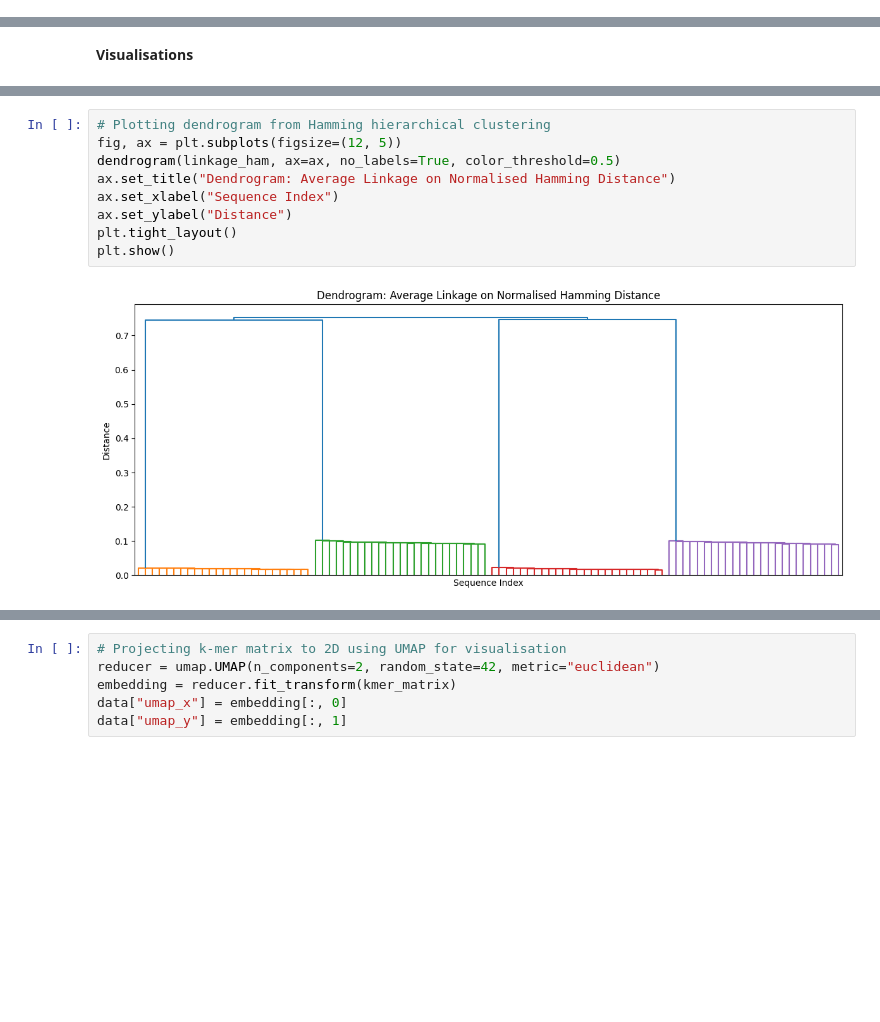
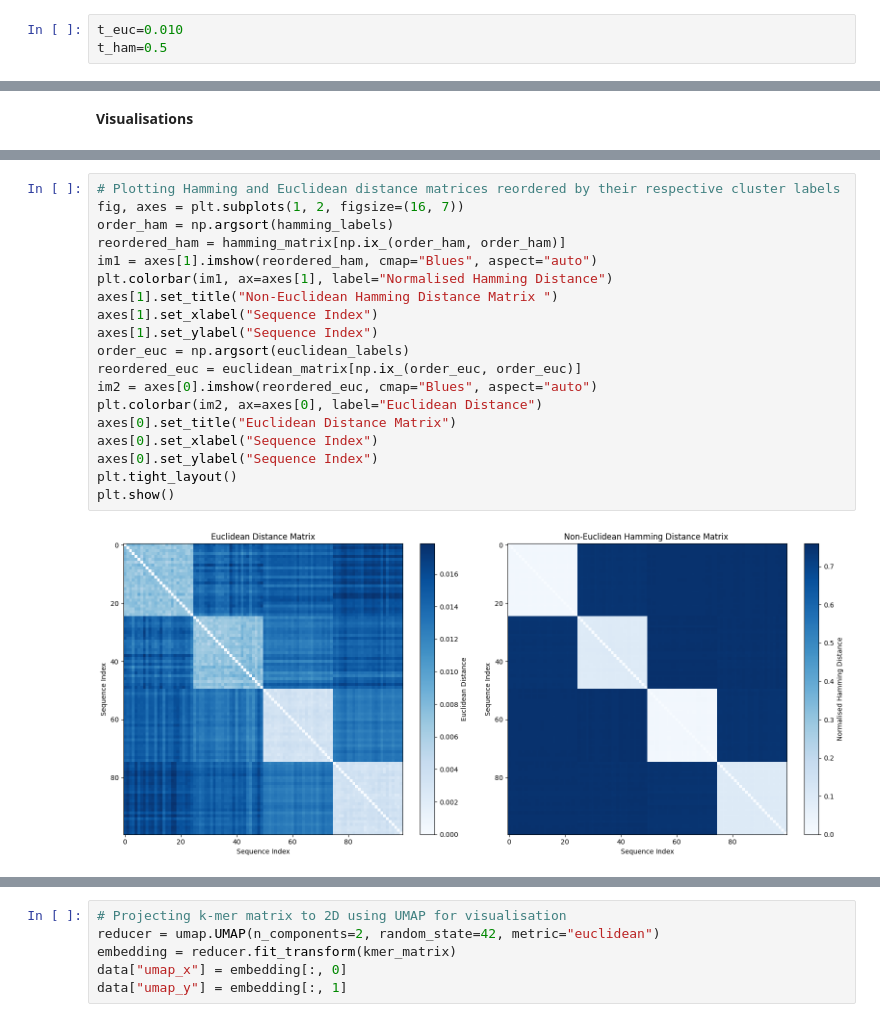
Before and after one commit to Shravani018/ml_2_group1, a Jupyter notebook: Assignment3/ML2_Group1_Assignment3.ipynb, the cells around one changed output, grey strips where cells are left out. Saved outputs shown, nothing was run; the diff lists cells and outputs as text; blank space fills up the shorter version.

```diff
--- a/Assignment3/ML2_Group1_Assignment3.ipynb
+++ b/Assignment3/ML2_Group1_Assignment3.ipynb
@@ -448,3 +495,6 @@ Mean pairwise distance: 0.5829
+# %%
+t_euc=0.010
+t_ham=0.5
 # %% [markdown]
 **Clustering**
 # %%
@@ -511,11 +543,21 @@ plt.show()
-# %%
-# Plotting dendrogram from Hamming hierarchical clustering
-fig, ax = plt.subplots(figsize=(12, 5))
-dendrogram(linkage_ham, ax=ax, no_labels=True, color_threshold=0.5)
-ax.set_title("Dendrogram: Average Linkage on Normalised Hamming Distance")
-ax.set_xlabel("Sequence Index")
-ax.set_ylabel("Distance")
-plt.tight_layout()
-plt.show()
-# %% [output]
-[figure, removed]
+# %%
+# Plotting Hamming and Euclidean distance matrices reordered by their respective cluster labels
+fig, axes = plt.subplots(1, 2, figsize=(16, 7))
+order_ham = np.argsort(hamming_labels)
+reordered_ham = hamming_matrix[np.ix_(order_ham, order_ham)]
+im1 = axes[1].imshow(reordered_ham, cmap="Blues", aspect="auto")
+plt.colorbar(im1, ax=axes[1], label="Normalised Hamming Distance")
+axes[1].set_title("Non-Euclidean Hamming Distance Matrix ")
+axes[1].set_xlabel("Sequence Index")
+axes[1].set_ylabel("Sequence Index")
+order_euc = np.argsort(euclidean_labels)
+reordered_euc = euclidean_matrix[np.ix_(order_euc, order_euc)]
+im2 = axes[0].imshow(reordered_euc, cmap="Blues", aspect="auto")
+plt.colorbar(im2, ax=axes[0], label="Euclidean Distance")
+axes[0].set_title("Euclidean Distance Matrix")
+axes[0].set_xlabel("Sequence Index")
+axes[0].set_ylabel("Sequence Index")
+plt.tight_layout()
+plt.show()
+# %% [output]
+[figure, added]
```
Also changed, not shown: parts of 41 cells of this notebook.
